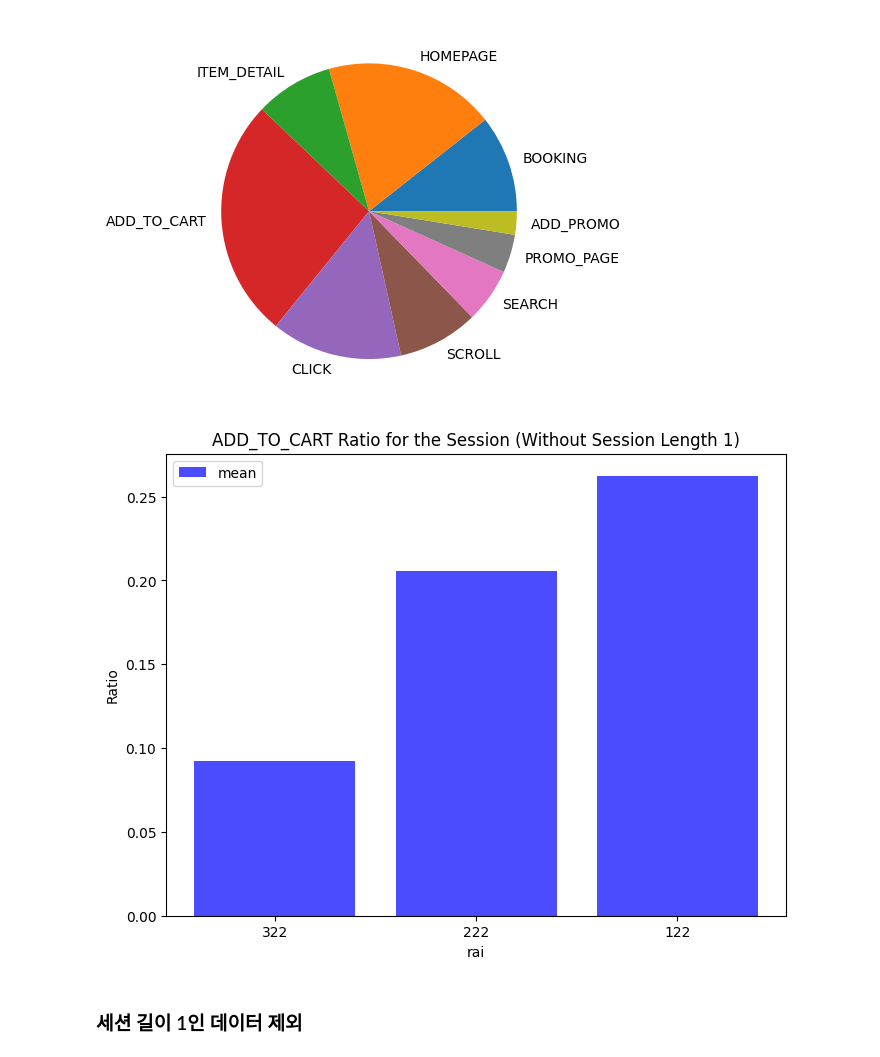
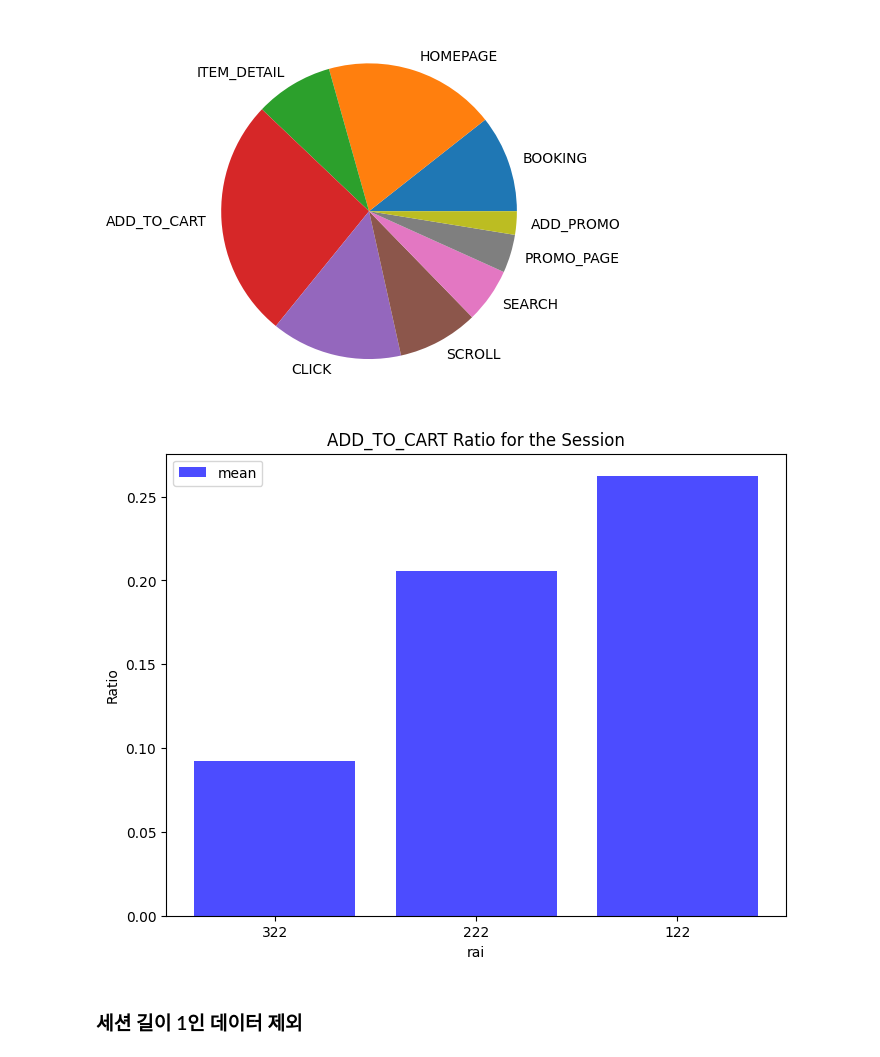
Before and after one commit to NARAEIM/tp2-da, a Jupyter notebook: Analysis.ipynb, the cells around one changed output. Saved outputs shown, nothing was run; the diff lists cells and outputs as text; code cells hidden in the pictures.

```diff
--- a/Analysis.ipynb
+++ b/Analysis.ipynb
@@ -163,7 +163,7 @@ for session, row in df_session_con_group:
 # %%
 df_session_info = pd.DataFrame.from_dict(session_info, orient = 'index')
 
-rfm = pd.read_csv('C:/Users/hm981/OneDrive/바탕 화면/AI부트캠프/project/teamproject2/customer_add_rfm.csv')
+rfm = customer_add_rfm.copy()
 rfm.drop(columns= ['RFM_Segment_x'], inplace= True)
 rfm.rename(columns= {'RFM_Segment_y' : 'RFM_Segment'}, inplace= True)
 rfm.gender = rfm.gender.astype('category')
@@ -405,22 +408,22 @@ all_122_last = last_event(df_session_info_rfm[(df_session_info_rfm.RFM_Segment =
 # %%
 
 
 
 add_ses_all =[all_322_last['ADD_TO_CART'] / sum(all_322_last.values()), all_222_last['ADD_TO_CART'] / sum(all_222_last.values()), all_122_last['ADD_TO_CART'] / sum(all_122_last.values())]
 
 
 
 # 그래프 그리기
 plt.figure(figsize=(8, 6))
 plt.bar(segments, add_ses_all, color = 'blue', alpha = 0.7, label = 'mean')
 plt.xlabel('rai')
 plt.ylabel('Ratio')
-plt.title('ADD_TO_CART Ratio for the Session (Without Session Length 1)')
+plt.title('ADD_TO_CART Ratio for the Session')
 plt.legend()
 
 plt.show()
 # %% [output]
-[figure, old version]
+[figure, new version]
 # %% [markdown]
 ### 세션 길이 1인 데이터 제외
 # %%
```
Also changed, not shown: parts of 6 cells of this notebook.
